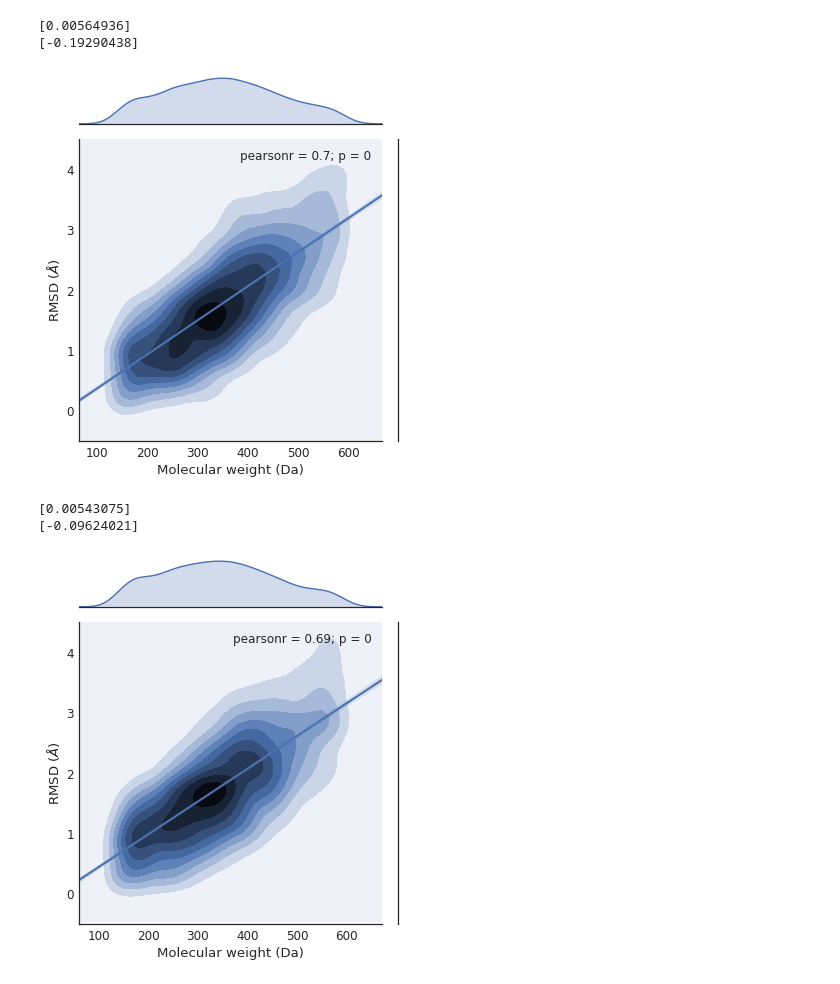
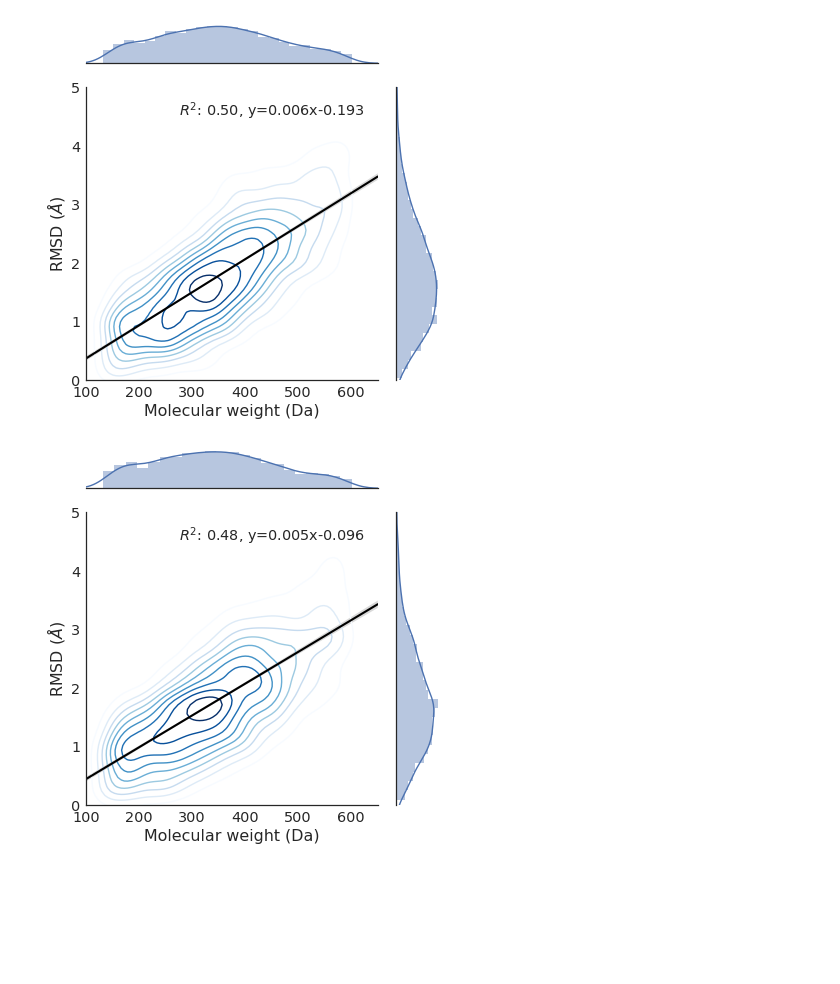
Before and after one commit to n-yoshikawa/ob-fragment-generation, a Jupyter notebook: evaluation/mwplot.ipynb, the cells around one changed output. Cells and saved outputs as stored; diff of their text form; code cells hidden in the pictures; blank space fills up the shorter version.

```diff
--- a/evaluation/mwplot.ipynb
+++ b/evaluation/mwplot.ipynb
@@ -5,55 +5,42 @@ import numpy as np
 import pandas as pd
 import seaborn as sns
 import matplotlib.pyplot as plt
-from sklearn import linear_model
+from scipy import stats
 
-regr = linear_model.LinearRegression()
 sns.set(style="white")
-sns.set_context("paper", 1.5)
+sns.set_context("paper", 1.8)
 # %%
 df = pd.read_csv("mw-ob-new.csv")
 
-X = df['MW'].values.reshape(-1, 1)
-y = df['RMSD'].values.reshape(-1, 1)
-regr.fit(X, y)
-print(regr.coef_[0])
-print(regr.intercept_)
+slope, intercept, r_value, p_value, std_err = stats.linregress(df['MW'],df['RMSD'])
 
-
-g = sns.jointplot(df['MW'], df['RMSD'], kind="kde")
-sns.regplot(df['MW'], df['RMSD'], ax=g.ax_joint, scatter=False)
+g = sns.jointplot(df['MW'], df['RMSD'], kind="reg", joint_kws={'color':'k'},
+                  scatter=False, xlim=(100, 650), ylim=(0, 5))
+sns.kdeplot(df['MW'], df['RMSD'], ax=g.ax_joint, cmap='Blues')
 g.ax_joint.set_xlabel("Molecular weight (Da)")
 g.ax_joint.set_ylabel("RMSD ($\AA$)")
-plt.xlim([100, 650])
-plt.ylim([-0.5, 4.5])
+#g.ax_joint.legend_.remove()
+g.ax_joint.legend_.texts[0].set_text("$R^2$: {:.2f}, y={:.3f}x{:.3f}".format(r_value**2, slope, intercept))
 plt.tight_layout()
 plt.savefig("mw-ob-new.pdf")
 # %% [output]
-[0.00564936]
-[-0.19290438]
-[figure, old version]
+[figure, new version]
 # %%
 df = pd.read_csv("mw-ob-org.csv")
 
-X = df['MW'].values.reshape(-1, 1)
-y = df['RMSD'].values.reshape(-1, 1)
-regr.fit(X, y)
-print(regr.coef_[0])
-print(regr.intercept_)
+slope, intercept, r_value, p_value, std_err = stats.linregress(df['MW'],df['RMSD'])
 
-
-g = sns.jointplot(df['MW'], df['RMSD'], kind="kde")
-sns.regplot(df['MW'], df['RMSD'], ax=g.ax_joint, scatter=False)
+g = sns.jointplot(df['MW'], df['RMSD'], kind="reg", joint_kws={'color':'k'},
+                  scatter=False, xlim=(100, 650), ylim=(0, 5))
+sns.kdeplot(df['MW'], df['RMSD'], ax=g.ax_joint, cmap='Blues')
 g.ax_joint.set_xlabel("Molecular weight (Da)")
 g.ax_joint.set_ylabel("RMSD ($\AA$)")
-plt.xlim([100, 650])
-plt.ylim([-0.5, 4.5])
+#g.ax_joint.legend_.remove()
+g.ax_joint.legend_.texts[0].set_text("$R^2$: {:.2f}, y={:.3f}x{:.3f}".format(r_value**2, slope, intercept))
 plt.tight_layout()
 plt.savefig("mw-ob-org.pdf")
 # %% [output]
-[0.00543075]
-[-0.09624021]
-[figure, old version]
+[figure, new version]
 # %%
 df = pd.read_csv("mw-rdkit-etkdg.csv")
 
```
Also changed, not shown: parts of 1 cell of this notebook.
